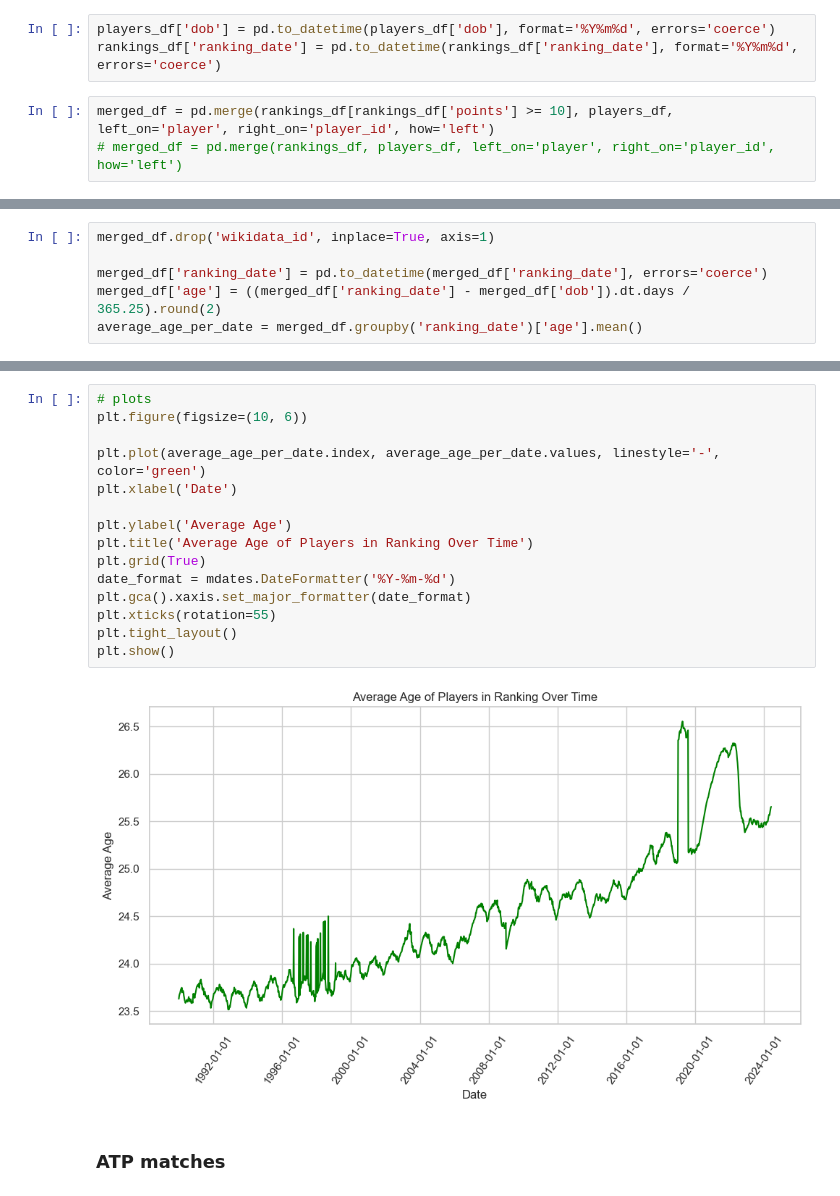
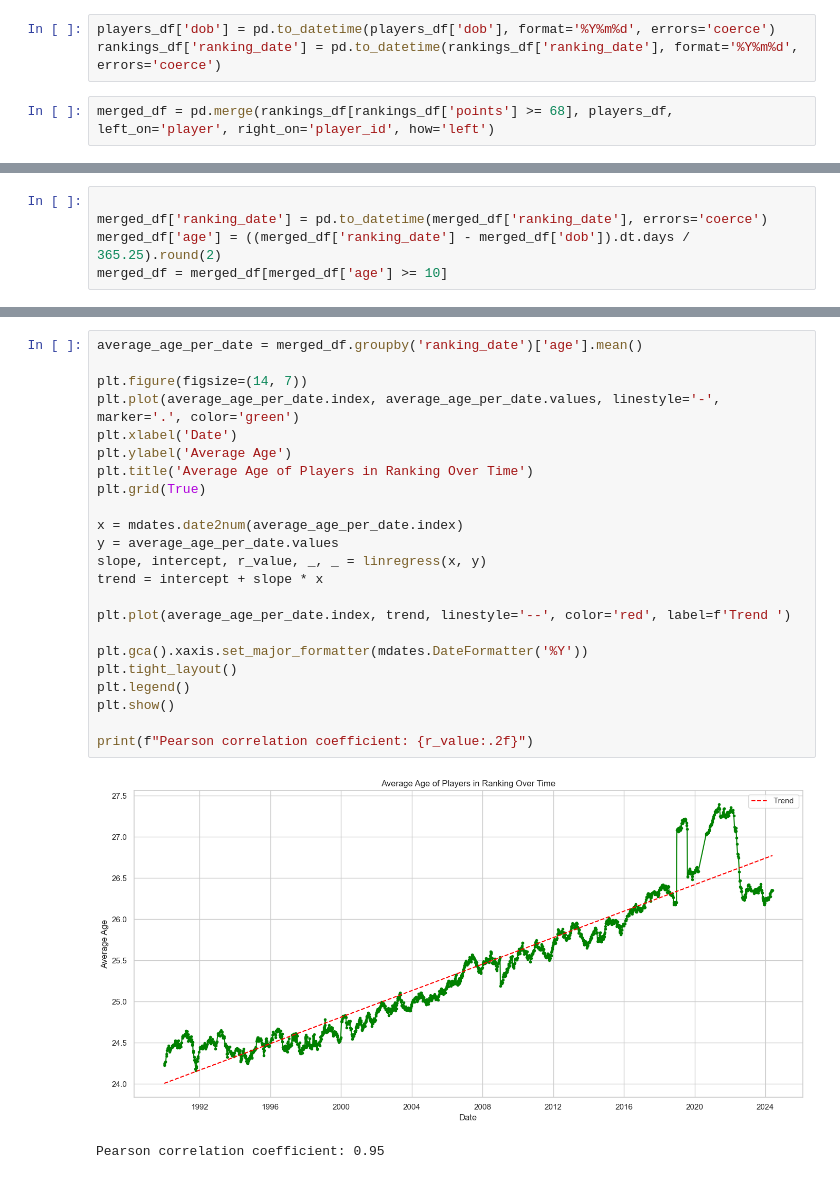
Before and after one commit to jarekserafin/tennis_atp, a Jupyter notebook: rankings.ipynb, the cells around one changed output, grey strips where cells are left out. Saved outputs shown, nothing was run; the diff lists cells and outputs as text.

```diff
--- a/rankings.ipynb
+++ b/rankings.ipynb
@@ -59,5 +52,4 @@ players_df
 players_df['dob'] = pd.to_datetime(players_df['dob'], format='%Y%m%d', errors='coerce')
 rankings_df['ranking_date'] = pd.to_datetime(rankings_df['ranking_date'], format='%Y%m%d', errors='coerce')
 # %%
-merged_df = pd.merge(rankings_df[rankings_df['points'] >= 10], players_df, left_on='player', right_on='player_id', how='left')
-# merged_df = pd.merge(rankings_df, players_df, left_on='player', right_on='player_id', how='left')
+merged_df = pd.merge(rankings_df[rankings_df['points'] >= 68], players_df, left_on='player', right_on='player_id', how='left')
@@ -64,6 +58,5 @@ merged_df = pd.merge(rankings_df[rankings_df['points'] >= 10], players_df, left_
 # %%
-merged_df.drop('wikidata_id', inplace=True, axis=1)
 
 merged_df['ranking_date'] = pd.to_datetime(merged_df['ranking_date'], errors='coerce')
 merged_df['age'] = ((merged_df['ranking_date'] - merged_df['dob']).dt.days / 365.25).round(2)
-average_age_per_date = merged_df.groupby('ranking_date')['age'].mean()
+merged_df = merged_df[merged_df['age'] >= 10]
@@ -100,20 +82,26 @@ plt.show()
 # %%
-# plots
-plt.figure(figsize=(10, 6))
+average_age_per_date = merged_df.groupby('ranking_date')['age'].mean()
 
-plt.plot(average_age_per_date.index, average_age_per_date.values, linestyle='-', color='green')
+plt.figure(figsize=(14, 7))
+plt.plot(average_age_per_date.index, average_age_per_date.values, linestyle='-', marker='.', color='green')
 plt.xlabel('Date')
-
 plt.ylabel('Average Age')
 plt.title('Average Age of Players in Ranking Over Time')
 plt.grid(True)
-date_format = mdates.DateFormatter('%Y-%m-%d')
-plt.gca().xaxis.set_major_formatter(date_format)
-plt.xticks(rotation=55)
+
+x = mdates.date2num(average_age_per_date.index)
+y = average_age_per_date.values
+slope, intercept, r_value, _, _ = linregress(x, y)
+trend = intercept + slope * x
+
+plt.plot(average_age_per_date.index, trend, linestyle='--', color='red', label=f'Trend ')
+
+plt.gca().xaxis.set_major_formatter(mdates.DateFormatter('%Y'))
 plt.tight_layout()
+plt.legend()
 plt.show()
+
+print(f"Pearson correlation coefficient: {r_value:.2f}")
 # %% [output]
-[figure, old version]
+[figure, new version]
+Pearson correlation coefficient: 0.95
-# %% [markdown]
-
-### ATP matches
```
Also changed, not shown: parts of 25 cells of this notebook.
